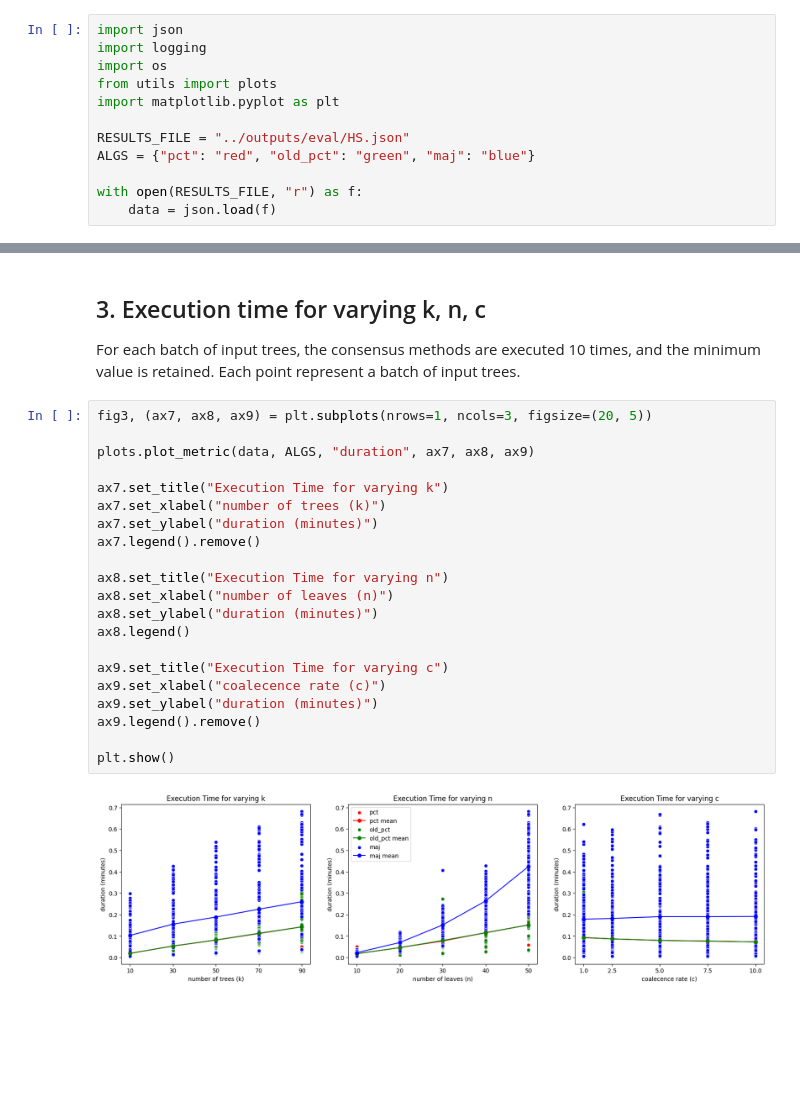
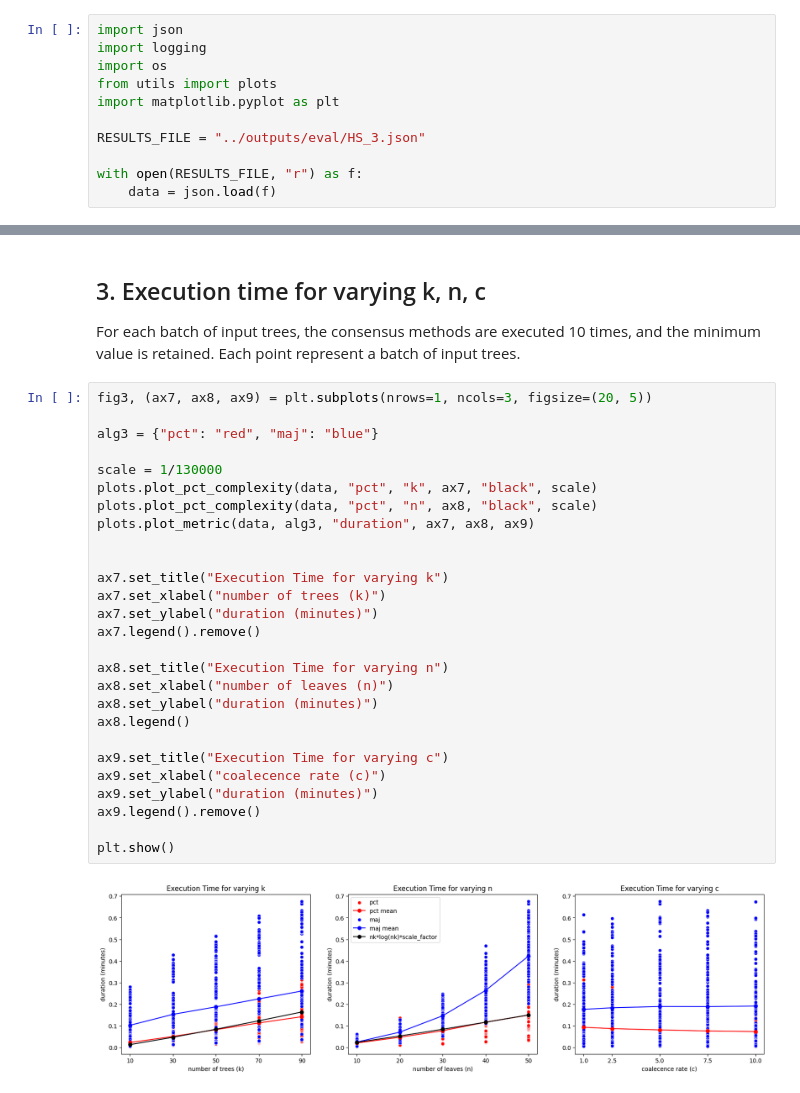
Before and after one commit to tahiri-lab/PrismTree, a Jupyter notebook: src/analysis.ipynb, the cells around one changed output, grey strips where cells are left out. Drawn from its saved outputs; the diff is of its cells as text; blank space fills up the shorter version.

```diff
--- a/src/analysis.ipynb
+++ b/src/analysis.ipynb
@@ -16,8 +16,7 @@ import os
 from utils import plots
 import matplotlib.pyplot as plt
 
-RESULTS_FILE = "../outputs/eval/HS.json"
-ALGS = {"pct": "red", "old_pct": "green", "maj": "blue"}
+RESULTS_FILE = "../outputs/eval/HS_3.json"
 
 with open(RESULTS_FILE, "r") as f:
     data = json.load(f)
@@ -92,23 +94,29 @@ For each batch of input trees, the consensus methods are executed 10 times, and
 # %%
 fig3, (ax7, ax8, ax9) = plt.subplots(nrows=1, ncols=3, figsize=(20, 5))
 
-plots.plot_metric(data, ALGS, "duration", ax7, ax8, ax9)
+alg3 = {"pct": "red", "maj": "blue"}
+
+scale = 1/130000
+plots.plot_pct_complexity(data, "pct", "k", ax7, "black", scale)
+plots.plot_pct_complexity(data, "pct", "n", ax8, "black", scale)
+plots.plot_metric(data, alg3, "duration", ax7, ax8, ax9)
+
 
 ax7.set_title("Execution Time for varying k")
 ax7.set_xlabel("number of trees (k)")
 ax7.set_ylabel("duration (minutes)")
 ax7.legend().remove()
 
 ax8.set_title("Execution Time for varying n")
 ax8.set_xlabel("number of leaves (n)")
 ax8.set_ylabel("duration (minutes)")
 ax8.legend()
 
 ax9.set_title("Execution Time for varying c")
 ax9.set_xlabel("coalecence rate (c)")
 ax9.set_ylabel("duration (minutes)")
 ax9.legend().remove()
 
 plt.show()
 # %% [output]
-[figure, old version]
+[figure, new version]
```
Also changed, not shown: parts of 2 cells of this notebook, 6 other files.
